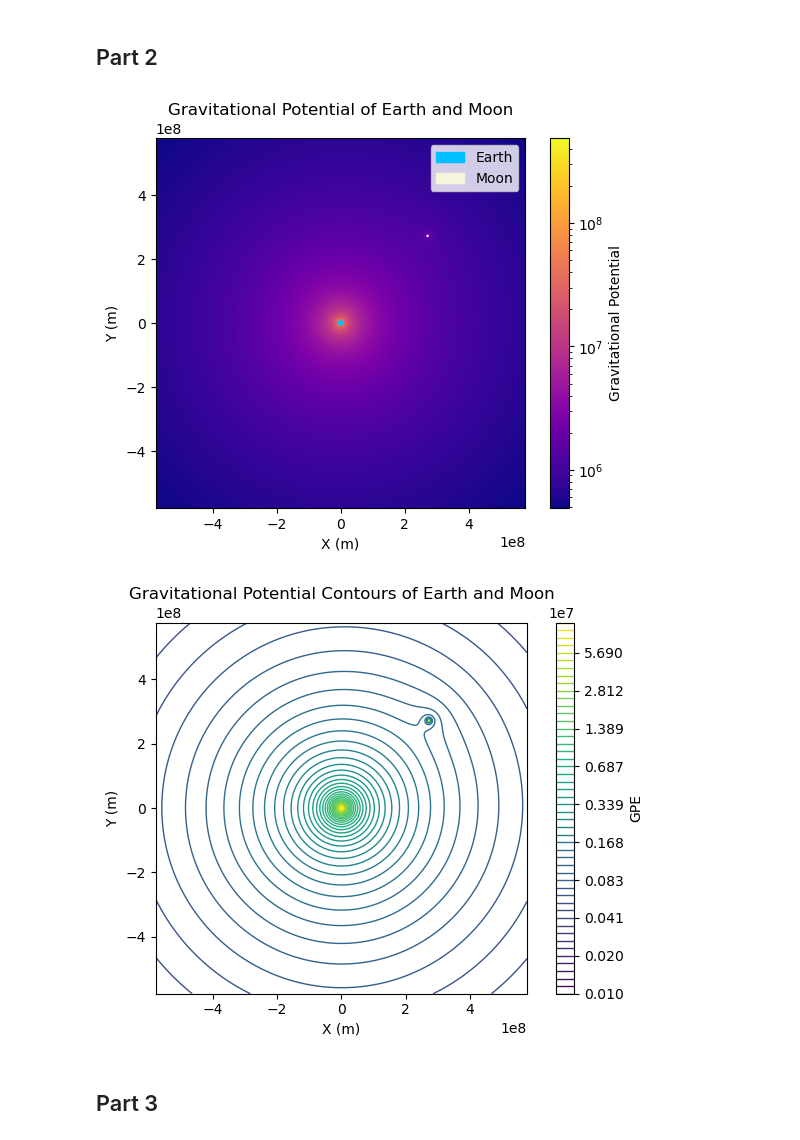
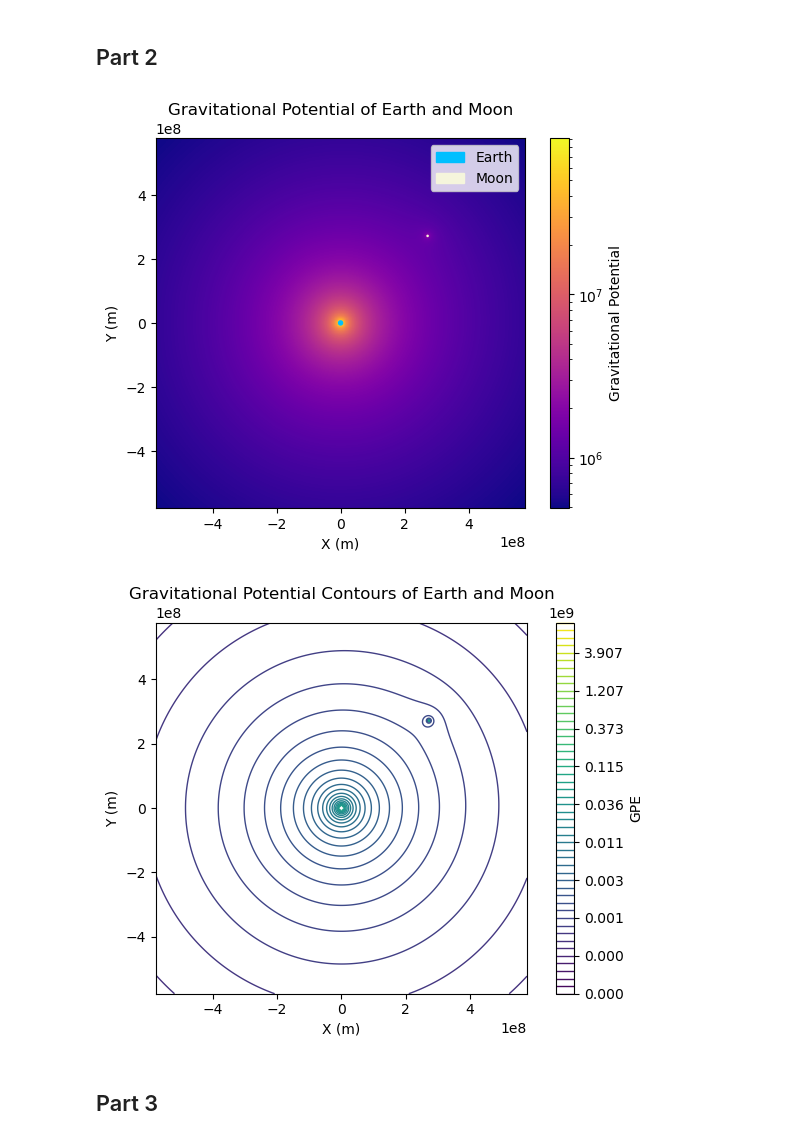
Before and after one commit to glavina23/PHYS265-spring25, a Jupyter notebook: Lab1/LaVina_Lab1.ipynb, the cells around one changed output. Saved outputs shown, nothing was run; the diff lists cells and outputs as text; code cells hidden in the pictures.

```diff
--- a/Lab1/LaVina_Lab1.ipynb
+++ b/Lab1/LaVina_Lab1.ipynb
@@ -112,10 +112,10 @@ def potential_e(M, xm, ym, x, y): # M mass, (xm, ym) mass location, (x,y) evalua
     # For r > R_e of sphere
     U_out = -(G*M)/r # point source
     # For r < R_e inside
-    U_in = 0.0001 # for now
+    U_in = np.nan
     # All U
     U = np.where(r>R_e, U_out, U_in)
-    return U_out
+    return U
 
 def potential_m(M, xm, ym, x, y): # M mass, (xm, ym) mass location, (x,y) evaluation point
     r = np.sqrt( (xm-x)**2 + (ym-y)**2 )
@@ -124,7 +124,7 @@ def potential_m(M, xm, ym, x, y): # M mass, (xm, ym) mass location, (x,y) evalua
     # For r > R_m of sphere
     U_out = -(G*M)/r # point source
     # For r < R_m inside
-    U_in = 0.0001 # for now
+    U_in = np.nan # for now
     # All U
     U = np.where(r>R_m, U_out, U_in)
     return U_out
@@ -164,27 +164,27 @@ ax.set_ylabel("Y (m)");
 
 ax.set_title("Gravitational Potential of Earth and Moon");
 # %% [output]
-[figure, old version]
+[figure, new version]
 # %%
 figc, axc = plt.subplots()
 
-levels = np.logspace(5,8,50)
+levels = np.logspace(5,10,50)
 
 contour = axc.contour(x_grid, y_grid, np.abs(U_tot), levels = levels, norm = "symlog", linewidths = 1);
 
 axc.set_aspect("equal")
 
 cbar = figc.colorbar(contour)
 cbar.set_label("GPE")
 
 axc.set_xlabel("X (m)")
 axc.set_ylabel("Y (m)")
 
 axc.set_title("Gravitational Potential Contours of Earth and Moon");
 
 figc.tight_layout()
 # %% [output]
-[figure, old version]
+[figure, new version]
 # %% [markdown]
 ## Part 3
 # %%
```
Also changed, not shown: parts of 1 cell of this notebook.
